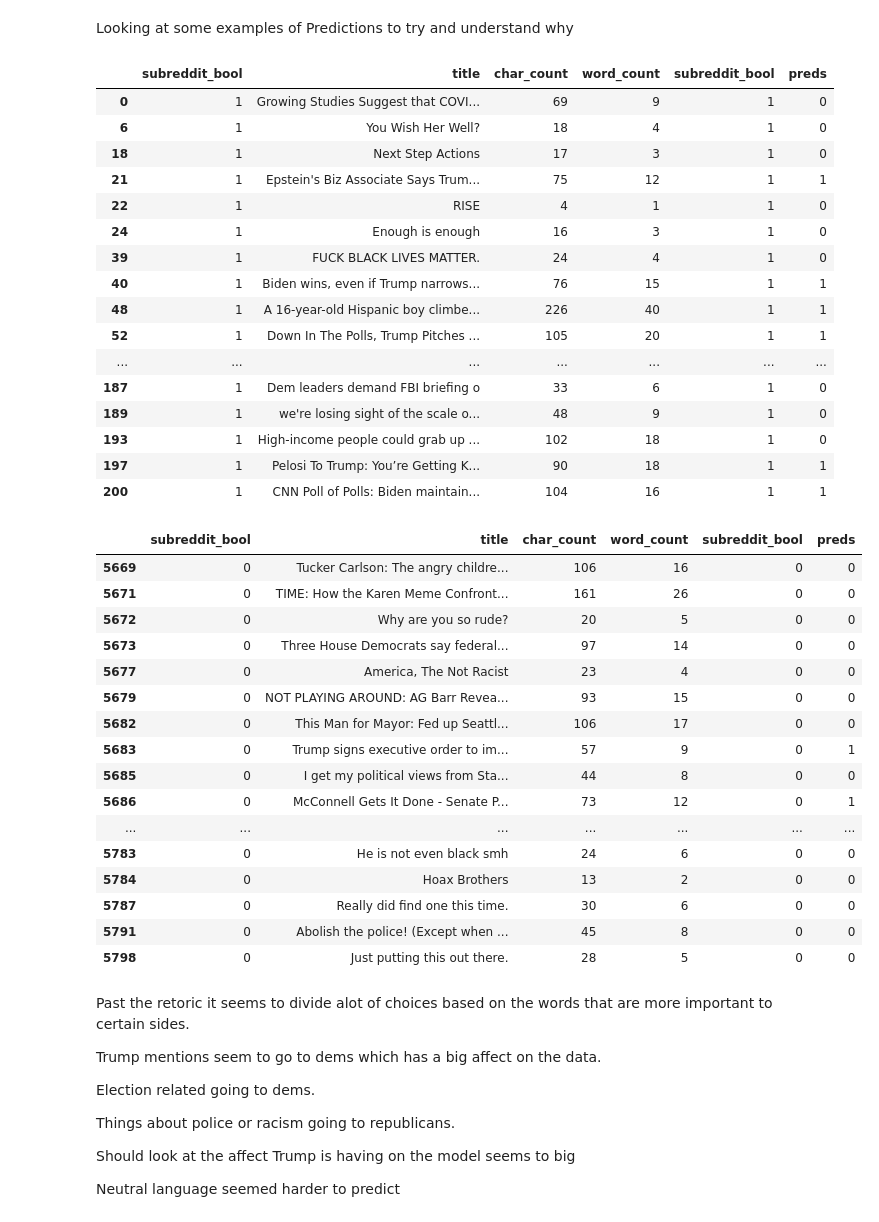
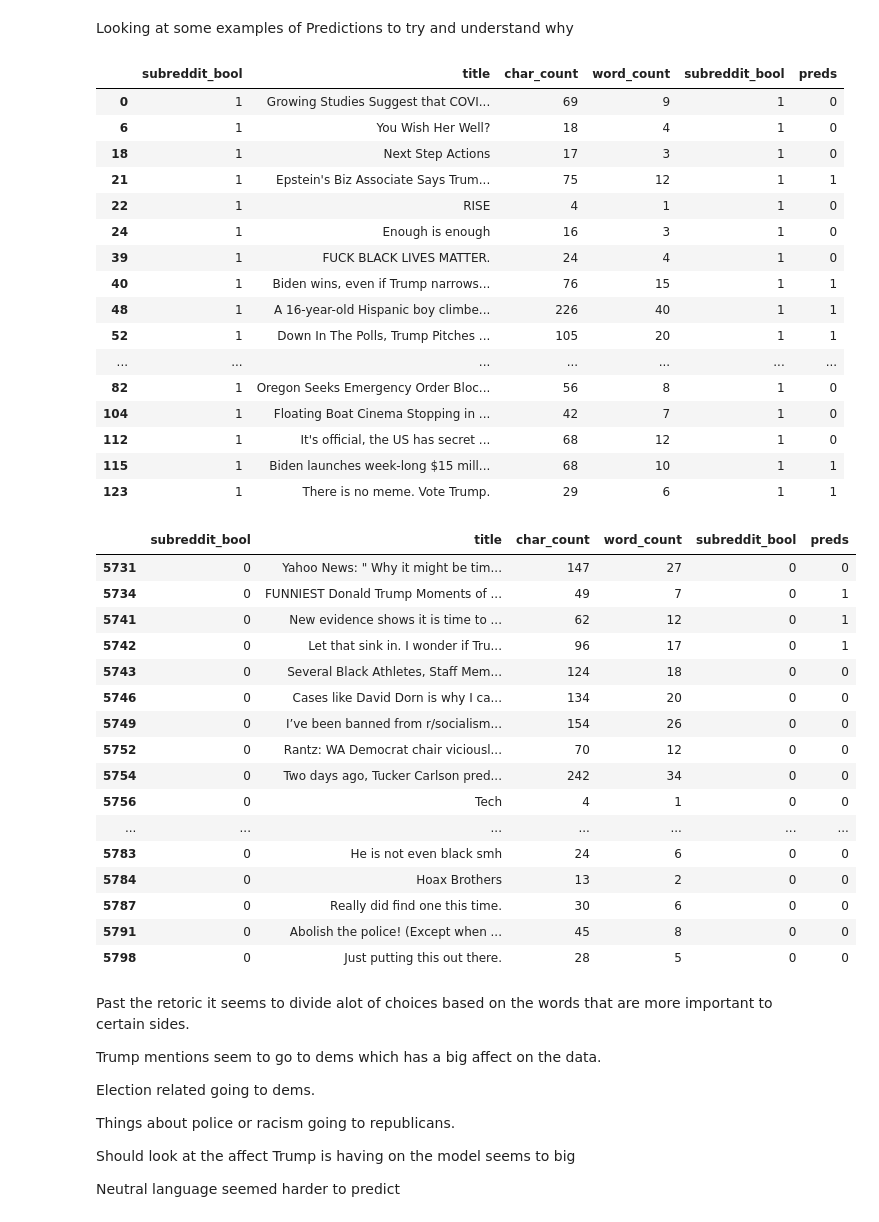
Before and after one commit to elaverdiere1/NLP-project, a Jupyter notebook: code/Main work and EDA.ipynb, the cells around one changed output. Drawn from its saved outputs; the diff is of its cells as text; code cells hidden in the pictures.

```diff
--- a/code/Main work and EDA.ipynb
+++ b/code/Main work and EDA.ipynb
@@ -460,7 +460,7 @@ comparison = pd.read_csv('./../data/comparison.csv', index_col = 'Unnamed: 0' )
 # %%
 comparison = pd.concat([df,comparison], axis=1, join='inner')
 # %%
-comparison.head(40)
+comparison.head(20)
 # %% [output]
 |  | subreddit_bool | title | char_count | word_count | subreddit_bool | preds |
 | 0 | 1 | Growing Studies Suggest that COVI... | 69 | 9 | 1 | 0 |
@@ -474,25 +474,25 @@ comparison.head(40)
 | 48 | 1 | A 16-year-old Hispanic boy climbe... | 226 | 40 | 1 | 1 |
 | 52 | 1 | Down In The Polls, Trump Pitches ... | 105 | 20 | 1 | 1 |
 | ... | ... | ... | ... | ... | ... | ... |
-| 187 | 1 | Dem leaders demand FBI briefing o | 33 | 6 | 1 | 0 |
-| 189 | 1 | we're losing sight of the scale o... | 48 | 9 | 1 | 0 |
-| 193 | 1 | High-income people could grab up ... | 102 | 18 | 1 | 0 |
-| 197 | 1 | Pelosi To Trump: You’re Getting K... | 90 | 18 | 1 | 1 |
-| 200 | 1 | CNN Poll of Polls: Biden maintain... | 104 | 16 | 1 | 1 |
+| 82 | 1 | Oregon Seeks Emergency Order Bloc... | 56 | 8 | 1 | 0 |
+| 104 | 1 | Floating Boat Cinema Stopping in ... | 42 | 7 | 1 | 0 |
+| 112 | 1 | It's official, the US has secret ... | 68 | 12 | 1 | 0 |
+| 115 | 1 | Biden launches week-long $15 mill... | 68 | 10 | 1 | 1 |
+| 123 | 1 | There is no meme. Vote Trump. | 29 | 6 | 1 | 1 |
 # %%
-comparison.tail(40)
+comparison.tail(20)
 # %% [output]
 |  | subreddit_bool | title | char_count | word_count | subreddit_bool | preds |
-| 5669 | 0 | Tucker Carlson: The angry childre... | 106 | 16 | 0 | 0 |
-| 5671 | 0 | TIME: How the Karen Meme Confront... | 161 | 26 | 0 | 0 |
-| 5672 | 0 | Why are you so rude? | 20 | 5 | 0 | 0 |
-| 5673 | 0 | Three House Democrats say federal... | 97 | 14 | 0 | 0 |
-| 5677 | 0 | America, The Not Racist | 23 | 4 | 0 | 0 |
-| 5679 | 0 | NOT PLAYING AROUND: AG Barr Revea... | 93 | 15 | 0 | 0 |
-| 5682 | 0 | This Man for Mayor: Fed up Seattl... | 106 | 17 | 0 | 0 |
-| 5683 | 0 | Trump signs executive order to im... | 57 | 9 | 0 | 1 |
-| 5685 | 0 | I get my political views from Sta... | 44 | 8 | 0 | 0 |
-| 5686 | 0 | McConnell Gets It Done - Senate P... | 73 | 12 | 0 | 1 |
+| 5731 | 0 | Yahoo News: " Why it might be tim... | 147 | 27 | 0 | 0 |
+| 5734 | 0 | FUNNIEST Donald Trump Moments of ... | 49 | 7 | 0 | 1 |
+| 5741 | 0 | New evidence shows it is time to ... | 62 | 12 | 0 | 1 |
+| 5742 | 0 | Let that sink in. I wonder if Tru... | 96 | 17 | 0 | 1 |
+| 5743 | 0 | Several Black Athletes, Staff Mem... | 124 | 18 | 0 | 0 |
+| 5746 | 0 | Cases like David Dorn is why I ca... | 134 | 20 | 0 | 0 |
+| 5749 | 0 | I’ve been banned from r/socialism... | 154 | 26 | 0 | 0 |
+| 5752 | 0 | Rantz: WA Democrat chair viciousl... | 70 | 12 | 0 | 0 |
+| 5754 | 0 | Two days ago, Tucker Carlson pred... | 242 | 34 | 0 | 0 |
+| 5756 | 0 | Tech | 4 | 1 | 0 | 0 |
 | ... | ... | ... | ... | ... | ... | ... |
 | 5783 | 0 | He is not even black smh | 24 | 6 | 0 | 0 |
 | 5784 | 0 | Hoax Brothers | 13 | 2 | 0 | 0 |
```
